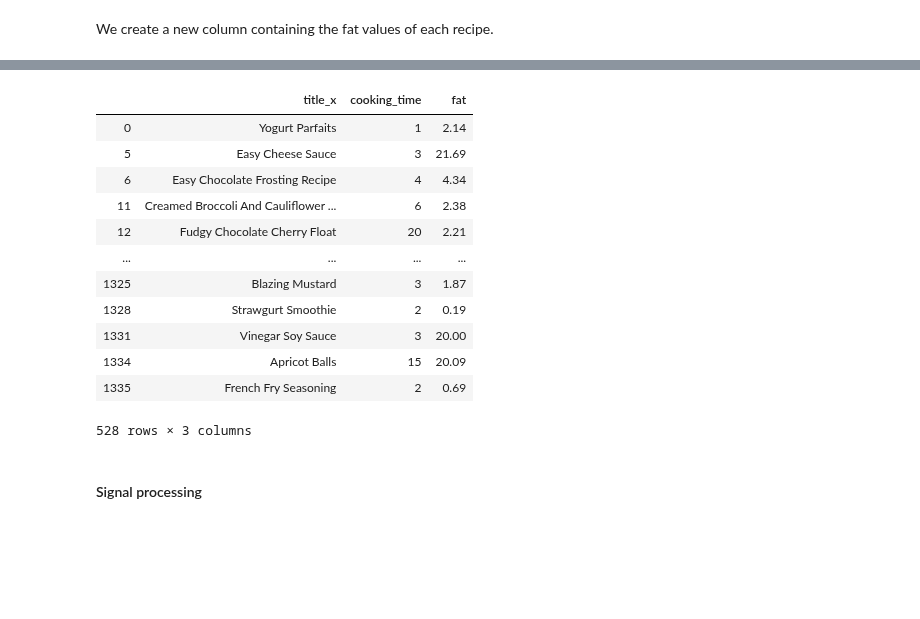
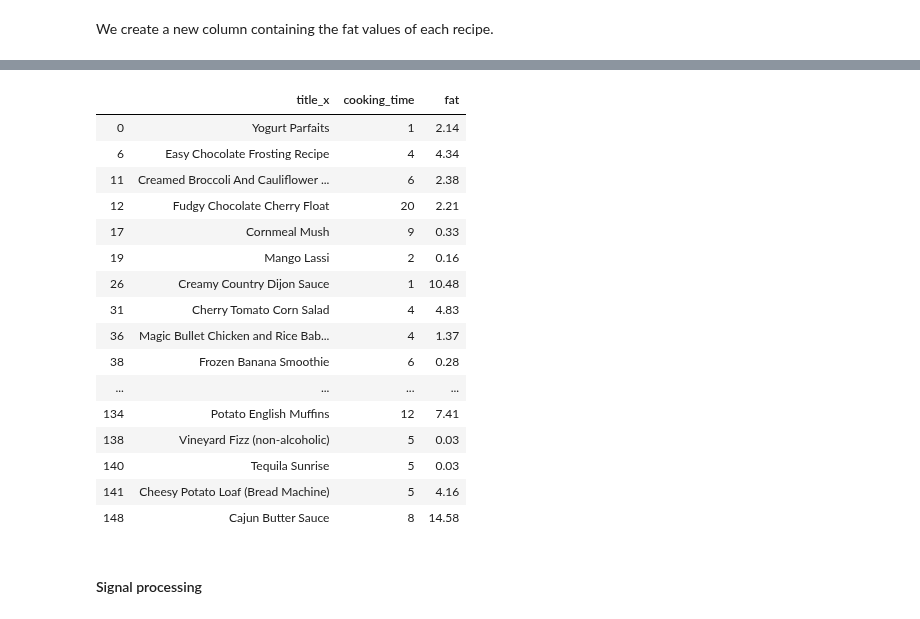
Before and after one commit to alex-mocanu/A-Network-Tour-of-DS-Homework, a Jupyter notebook: Project/cooking_time.ipynb, the cells around one changed output, grey strips where cells are left out. Drawn from its saved outputs; the diff is of its cells as text; code cells hidden in the pictures; blank space fills up the shorter version.

```diff
--- a/Project/cooking_time.ipynb
+++ b/Project/cooking_time.ipynb
@@ -266,21 +296,24 @@ plt.show()
 # %%
 indices = (y_pred == 2) #Low cooking time, low fat (healthy)
+subdf[indices][:50] #Vizualize some of the dishes.
+# %% [output]
+|  | title_x | cooking_time | fat |
+| 0 | Yogurt Parfaits | 1 | 2.14 |
+| 6 | Easy Chocolate Frosting Recipe | 4 | 4.34 |
+| 11 | Creamed Broccoli And Cauliflower ... | 6 | 2.38 |
+| 12 | Fudgy Chocolate Cherry Float | 20 | 2.21 |
+| 17 | Cornmeal Mush | 9 | 0.33 |
+| 19 | Mango Lassi | 2 | 0.16 |
+| 26 | Creamy Country Dijon Sauce | 1 | 10.48 |
+| 31 | Cherry Tomato Corn Salad | 4 | 4.83 |
+| 36 | Magic Bullet Chicken and Rice Bab... | 4 | 1.37 |
+| 38 | Frozen Banana Smoothie | 6 | 0.28 |
+| ... | ... | ... | ... |
+| 134 | Potato English Muffins | 12 | 7.41 |
+| 138 | Vineyard Fizz (non-alcoholic) | 5 | 0.03 |
+| 140 | Tequila Sunrise | 5 | 0.03 |
+| 141 | Cheesy Potato Loaf (Bread Machine) | 5 | 4.16 |
+| 148 | Cajun Butter Sauce | 8 | 14.58 |
-# %%
-subdf.iloc[:1000][indices]
-# %% [output]
-|  | title_x | cooking_time | fat |
-| 0 | Yogurt Parfaits | 1 | 2.14 |
-| 5 | Easy Cheese Sauce | 3 | 21.69 |
-| 6 | Easy Chocolate Frosting Recipe | 4 | 4.34 |
-| 11 | Creamed Broccoli And Cauliflower ... | 6 | 2.38 |
-| 12 | Fudgy Chocolate Cherry Float | 20 | 2.21 |
-| ... | ... | ... | ... |
-| 1325 | Blazing Mustard | 3 | 1.87 |
-| 1328 | Strawgurt Smoothie | 2 | 0.19 |
-| 1331 | Vinegar Soy Sauce | 3 | 20.00 |
-| 1334 | Apricot Balls | 15 | 20.09 |
-| 1335 | French Fry Seasoning | 2 | 0.69 |
-528 rows × 3 columns
 # %% [markdown]
 <h4> Signal processing </h4>
 # %%
```
Also changed, not shown: parts of 18 cells of this notebook.
